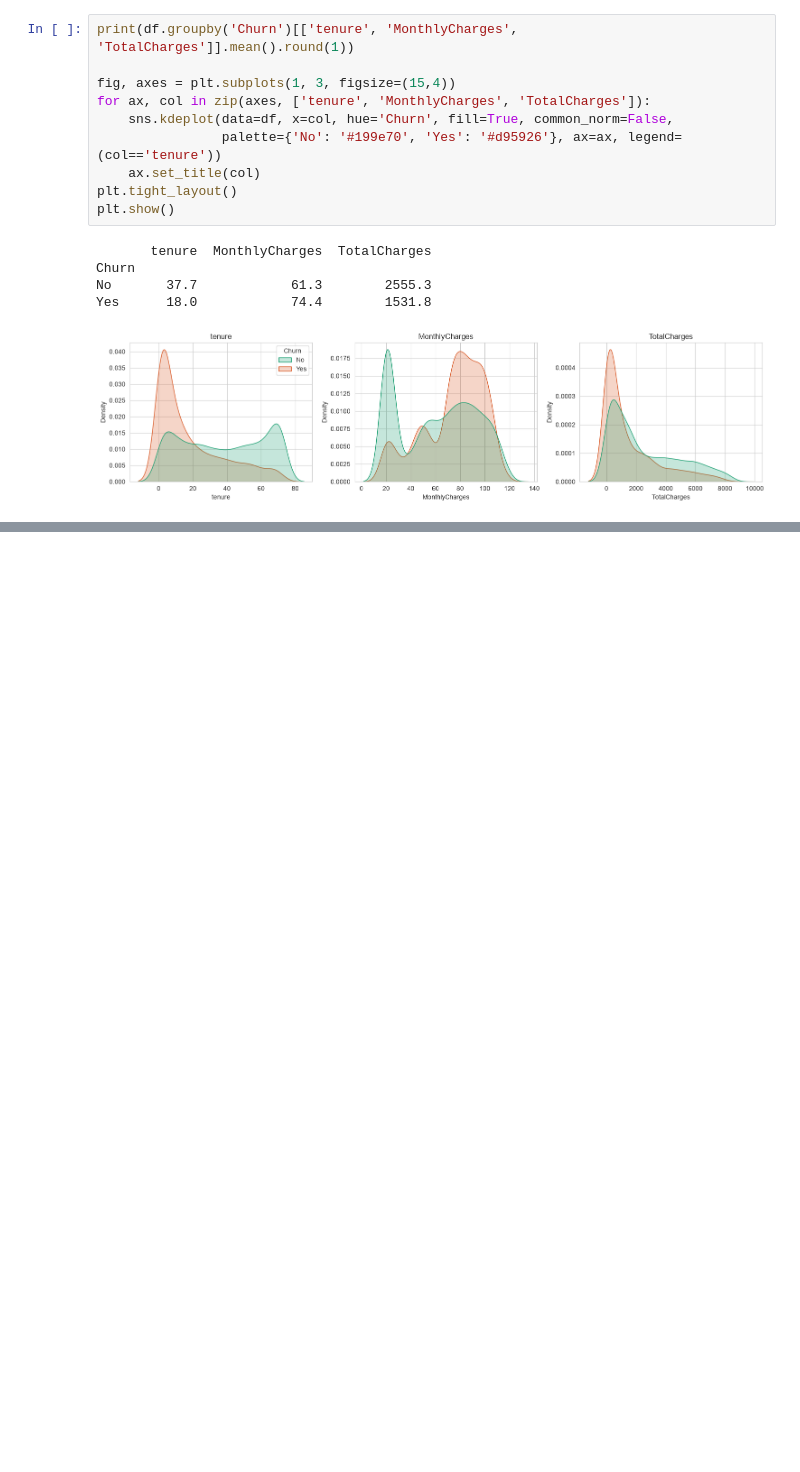
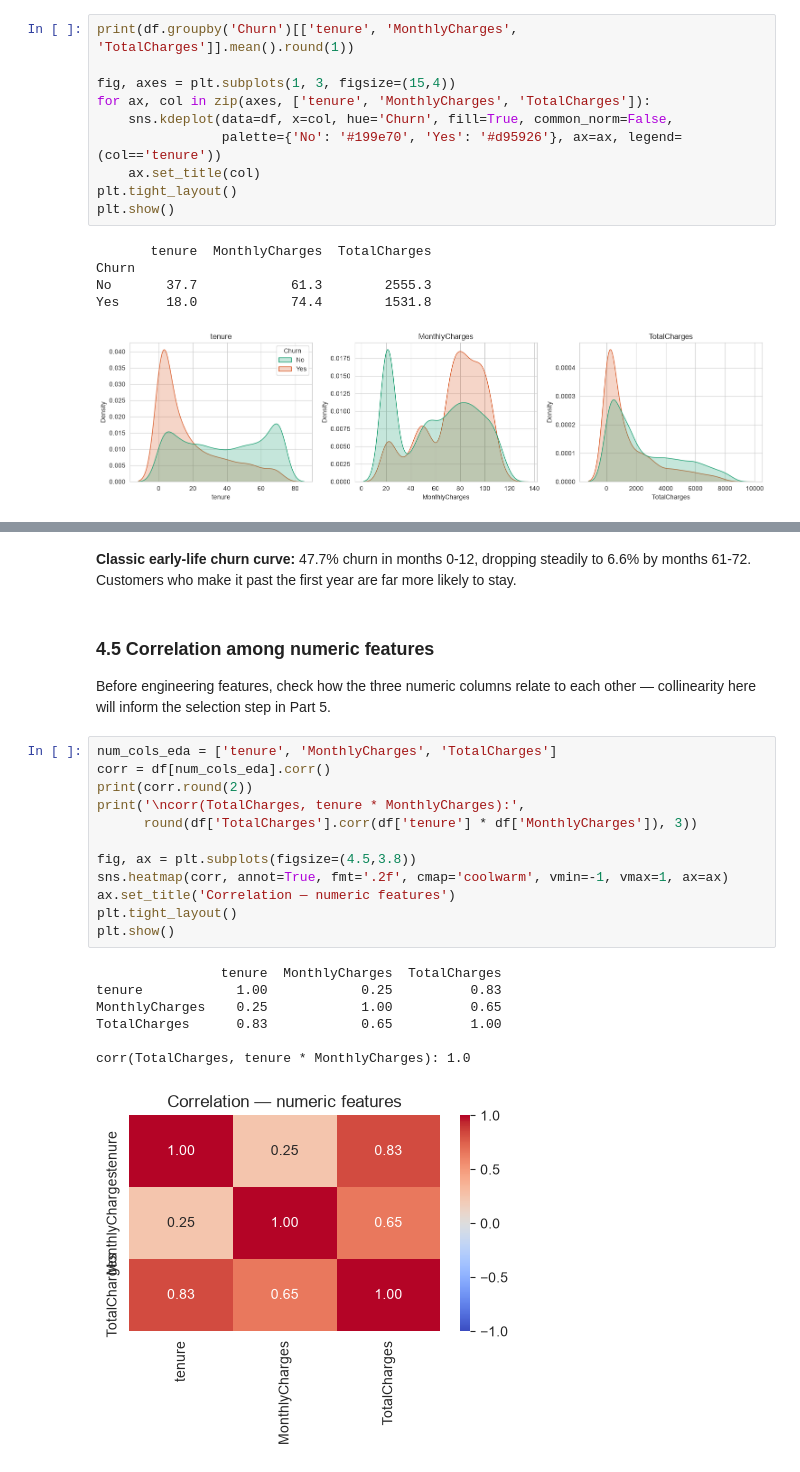
Before and after one commit to trucnguyen22/telco-customer-churn, a Jupyter notebook: telco_churn_analysis.ipynb, the cells around one changed output, grey strips where cells are left out. Saved outputs shown, nothing was run; the diff lists cells and outputs as text; blank space fills up the shorter version.

```diff
--- a/telco_churn_analysis.ipynb
+++ b/telco_churn_analysis.ipynb
@@ -518,0 +290,26 @@ Plotting all five together shows *where* each model's trade-off curve sits, not
+# %% [markdown]
+**Classic early-life churn curve:** 47.7% churn in months 0-12, dropping steadily to 6.6% by months 61-72. Customers who make it past the first year are far more likely to stay.
+# %% [markdown]
+### 4.5 Correlation among numeric features
+
+Before engineering features, check how the three numeric columns relate to each other — collinearity here will inform the selection step in Part 5.
+# %%
+num_cols_eda = ['tenure', 'MonthlyCharges', 'TotalCharges']
+corr = df[num_cols_eda].corr()
+print(corr.round(2))
+print('\ncorr(TotalCharges, tenure * MonthlyCharges):',
+      round(df['TotalCharges'].corr(df['tenure'] * df['MonthlyCharges']), 3))
+
+fig, ax = plt.subplots(figsize=(4.5,3.8))
+sns.heatmap(corr, annot=True, fmt='.2f', cmap='coolwarm', vmin=-1, vmax=1, ax=ax)
+ax.set_title('Correlation — numeric features')
+plt.tight_layout()
+plt.show()
+# %% [output]
+                tenure  MonthlyCharges  TotalCharges
+tenure            1.00            0.25          0.83
+MonthlyCharges    0.25            1.00          0.65
+TotalCharges      0.83            0.65          1.00
+
+corr(TotalCharges, tenure * MonthlyCharges): 1.0
+[figure, added]
```
Also changed, not shown: parts of 100 cells of this notebook, 3 other files.
